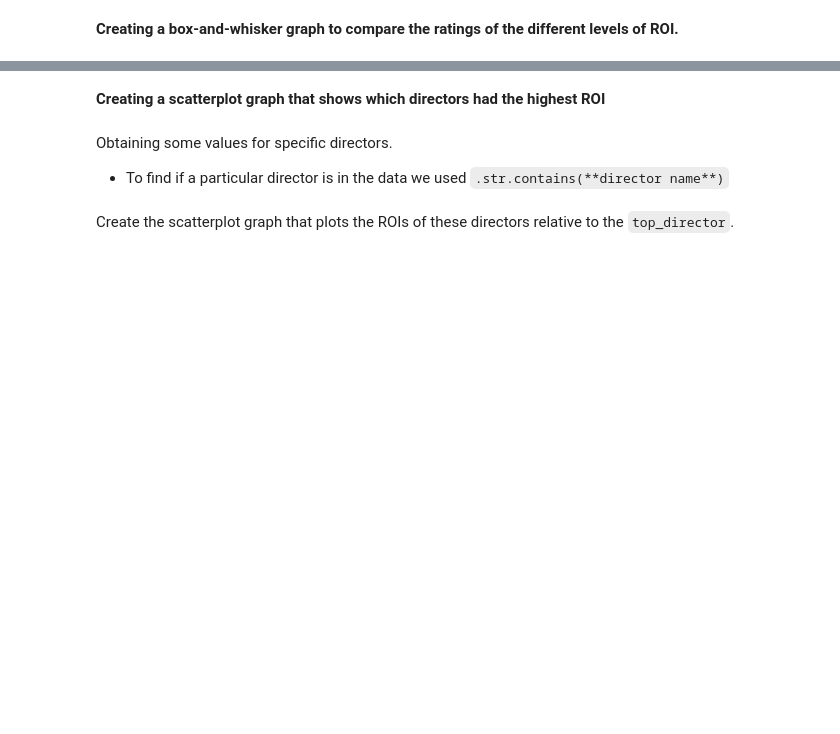
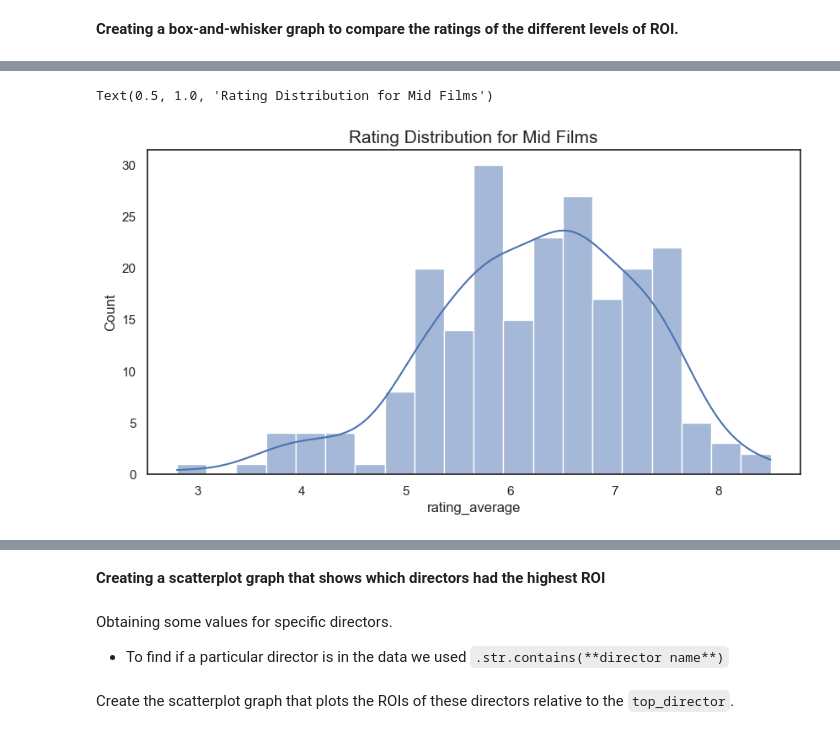
Before and after one commit to Jko0425/phase1_project, a Jupyter notebook: Final_project.ipynb, the cells around one changed output, grey strips where cells are left out. Cells and saved outputs as stored; diff of their text form; code cells hidden in the pictures; blank space fills up the shorter version.

```diff
--- a/Final_project.ipynb
+++ b/Final_project.ipynb
@@ -475,0 +380,5 @@ plt.axvline(6.35, color='red')
+# %%
+distribution(mid_ROI['rating_average'], 'Rating Distribution for Mid Films')
+# %% [output]
+Text(0.5, 1.0, 'Rating Distribution for Mid Films')
+[figure, added]
```
Also changed, not shown: parts of 87 cells of this notebook, 1 other file.
